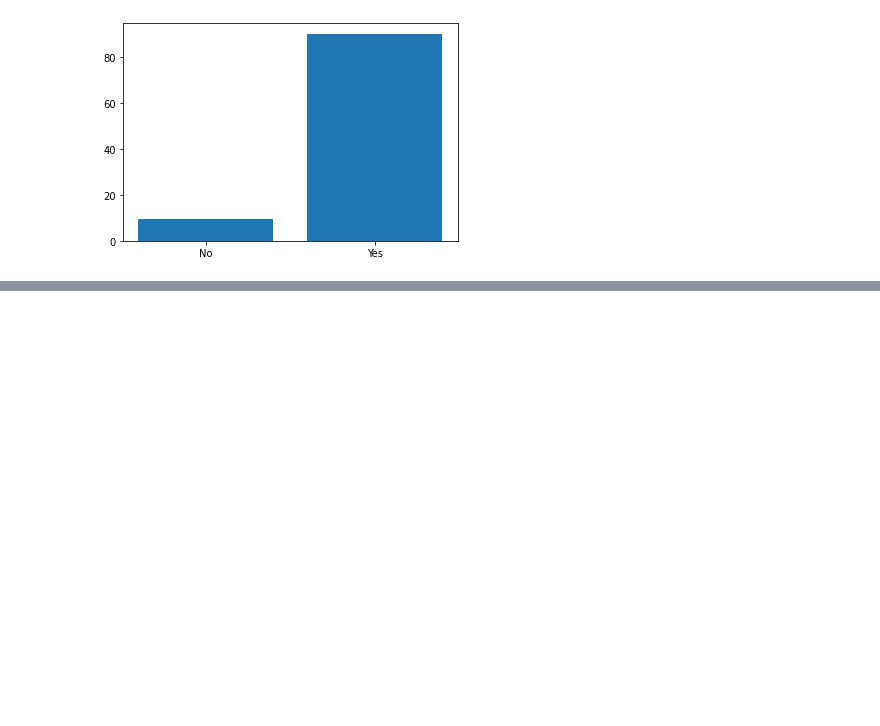
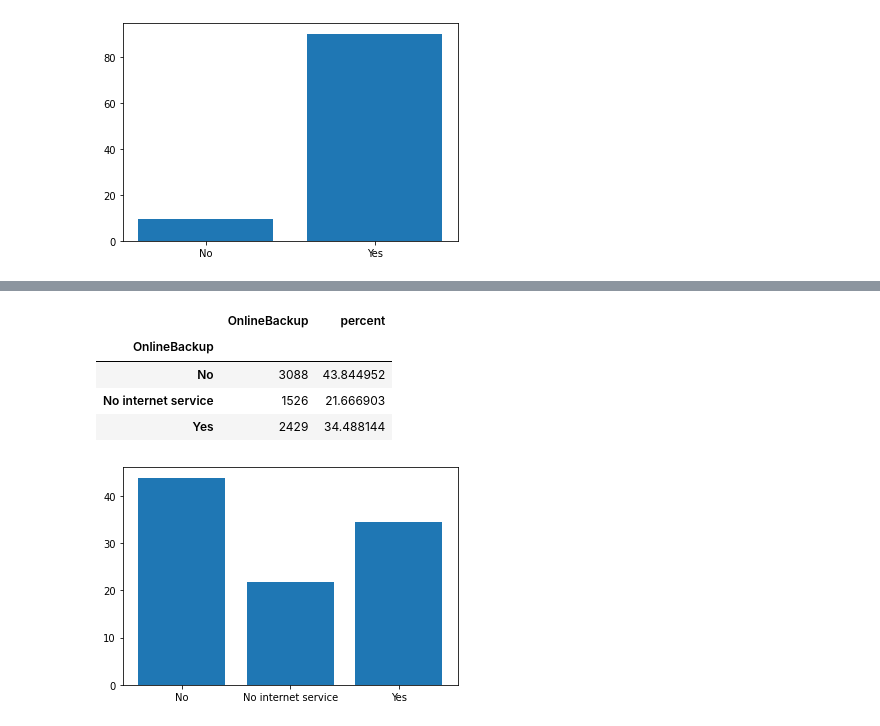
Before and after one commit to arcarrion/churn_prediction, a Jupyter notebook: notebooks/01_exploratory_analysis.ipynb, the cells around one changed output, grey strips where cells are left out. Saved outputs shown, nothing was run; the diff lists cells and outputs as text; code cells hidden in the pictures; blank space fills up the shorter version.

```diff
--- a/notebooks/01_exploratory_analysis.ipynb
+++ b/notebooks/01_exploratory_analysis.ipynb
@@ -160,0 +221,14 @@ plt.show()
+# %%
+fig_gender, ax_gender = plt.subplots()
+attribute_data = raw_data.groupby('OnlineBackup').agg({'OnlineBackup': 'count'})
+attribute_data['percent'] = attribute_data.OnlineBackup*100/sum(attribute_data.OnlineBackup)
+display(attribute_data)
+plt.bar(attribute_data.index.values, attribute_data.percent)
+plt.show()
+# %% [output]
+|  | OnlineBackup | percent |
+| OnlineBackup |  |  |
+| No | 3088 | 43.844952 |
+| No internet service | 1526 | 21.666903 |
+| Yes | 2429 | 34.488144 |
+[figure, added]
```
Also changed, not shown: parts of 14 cells of this notebook.
